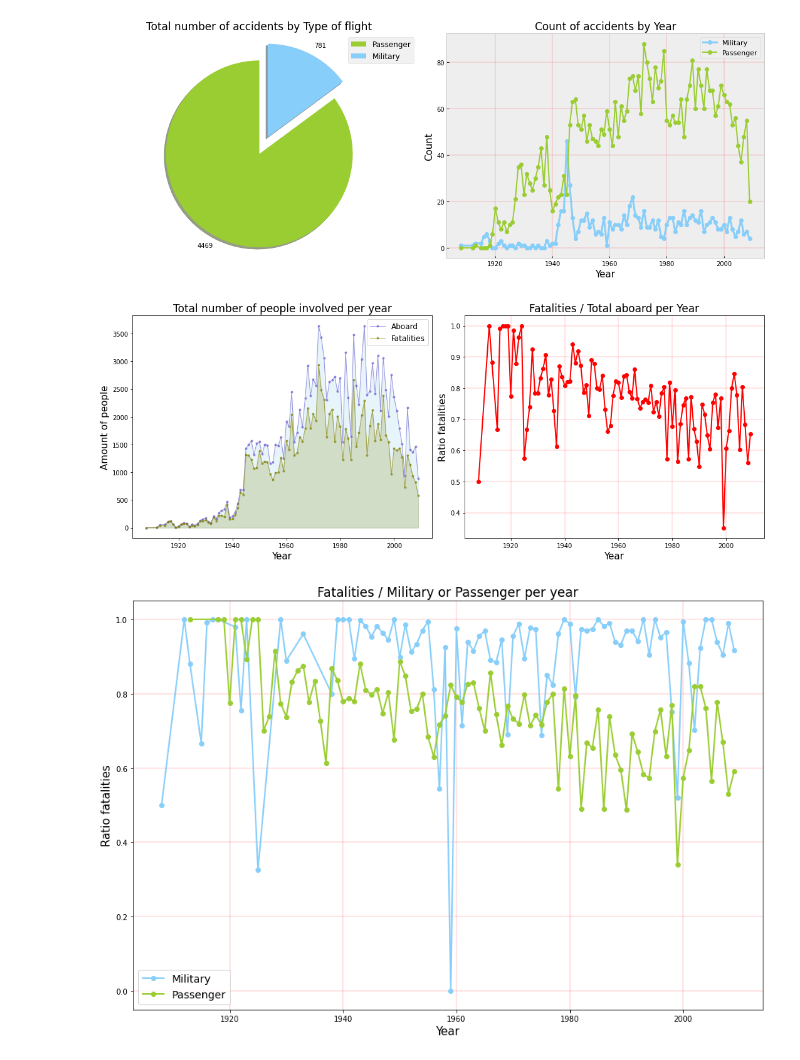
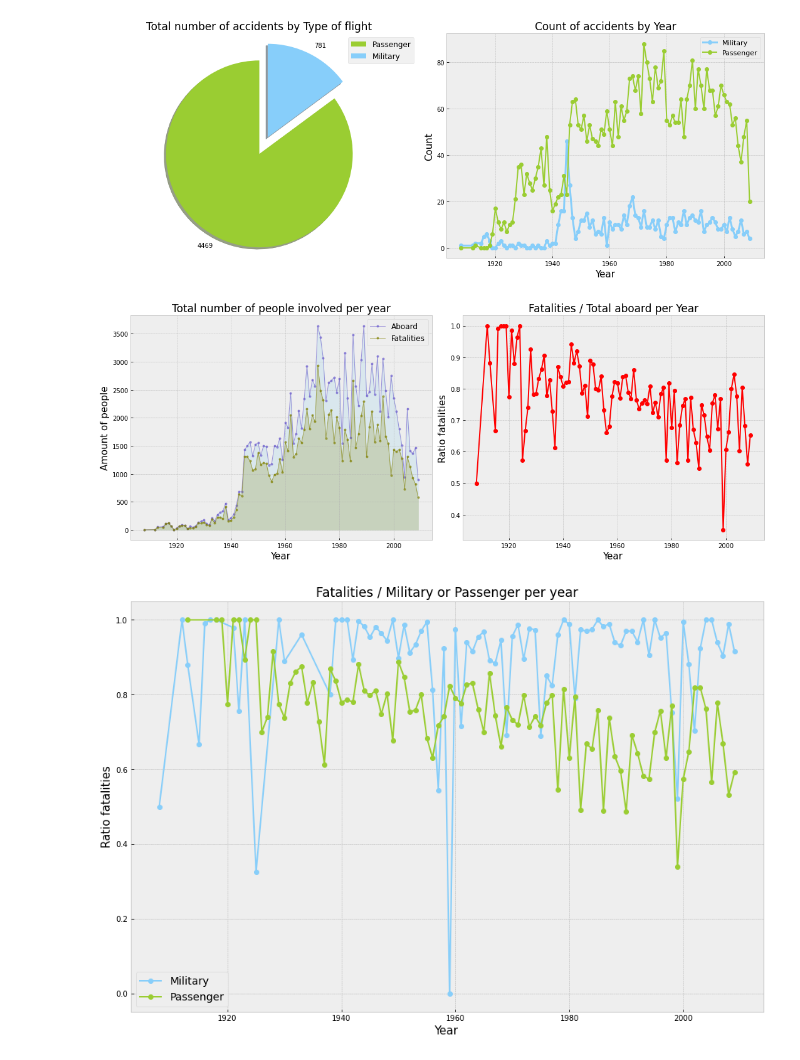
Before and after one commit to A-mangio/incidenti_aerei, a Jupyter notebook: airplaneCrashes.ipynb, the cells around one changed output. Drawn from its saved outputs; the diff is of its cells as text; code cells hidden in the pictures.

```diff
--- a/airplaneCrashes.ipynb
+++ b/airplaneCrashes.ipynb
@@ -105,17 +116,4 @@ plt.show()
 # %%
-Temp = Data.copy()
-Temp['isMilitary'] = Temp.Operator.str.contains('MILITARY')
-Temp = Temp.groupby('isMilitary')[['isMilitary']].count()
-Temp.index = ['Passenger', 'Military']
-
-Temp2 = Data.copy()
-Temp2['Military'] = Temp2.Operator.str.contains('MILITARY')
-Temp2['Passenger'] = Temp2.Military == False
-Temp2 = Temp2.loc[:, ['Time', 'Military', 'Passenger']] # dataframe with Index Time Military Passenger
-Temp2 = Temp2.groupby(Temp2.Time.dt.year)[['Military', 'Passenger']].aggregate(np.count_nonzero) # group by years omitting the null (false) count
-
-
-
 colors = ['yellowgreen', 'lightskyblue']
 plt.figure(figsize=(15,6))
 plt.subplot(1, 2, 1)
@@ -125,7 +123,7 @@ plt.axis('equal')
 plt.title('Total number of accidents by Type of flight', loc='Center', fontsize=17)
 
 plt.subplot(1, 2, 2)
-plt.grid(True, linewidth=0.2, color='#ff0000', linestyle='-')
+plt.style.use('bmh')
 plt.plot(Temp2.index, 'Military', data=Temp2, color='lightskyblue', marker = "o", linewidth=3)
 plt.plot(Temp2.index, 'Passenger', data=Temp2, color='yellowgreen', marker = "o", linewidth=2)
 plt.legend(fontsize=11)
@@ -152,7 +150,7 @@ plt.ylabel('Amount of people', fontsize=15)
 plt.title('Total number of people involved per year', loc='Center', fontsize=17)
 
 plt.subplot(1, 2, 2)
-plt.grid(True, linewidth=0.2, color='#ff0000', linestyle='-')
+plt.style.use('bmh')
 plt.plot(Fatalities.index, 'Proportion', data=Fatalities, marker = "o", color = 'red', linewidth=2)
 plt.xlabel('Year', fontsize=15)
 plt.ylabel('Ratio fatalities', fontsize=15)
@@ -160,25 +158,25 @@ plt.title('Fatalities / Total aboard per Year', loc='Center', fontsize=17)
 plt.tight_layout()
 plt.show()
 # %% [output]
-[figure, old version]
+[figure, new version]
 # %%
 Temp2 = Data.copy()
 
 Temp2['Military'] = Temp2.Operator.str.contains('MILITARY')
 Temp2['Passenger'] = Temp2.Military == False
 Temp2 = Temp2.loc[:, ['Time', 'Military', 'Passenger', 'Aboard', 'Fatalities']]
 Temp2 = Temp2.groupby([Temp2.Time.dt.year,'Military', 'Passenger']).sum()[["Aboard", 'Fatalities']]
 
 Temp2["Proportion"] = Temp2[["Fatalities"]]["Fatalities"] / Temp2[["Aboard"]]["Aboard"]
 
 plt.figure(figsize=(15,10))
-plt.grid(True, linewidth=0.2, color='#ff0000', linestyle='-')
+plt.style.use('bmh')
 plt.plot(Temp2.loc[Temp2.index.get_level_values(1)].index.get_level_values(0), "Proportion", data=Temp2.loc[Temp2.index.get_level_values(1)], color='lightskyblue', marker = "o", linewidth=2)
 plt.plot(Temp2.loc[Temp2.index.get_level_values(2)].index.get_level_values(0), "Proportion", data=Temp2.loc[Temp2.index.get_level_values(2)], color = 'yellowgreen', marker = "o", linewidth=2)
 plt.legend(["Military", "Passenger"], fontsize=14)
 plt.xlabel('Year', fontsize=15)
 plt.ylabel('Ratio fatalities', fontsize=15)
 plt.title('Fatalities / Military or Passenger per year', loc='Center', fontsize=17)
 plt.show()
 # %% [output]
-[figure, old version]
+[figure, new version]
```
Also changed, not shown: parts of 5 cells of this notebook.
